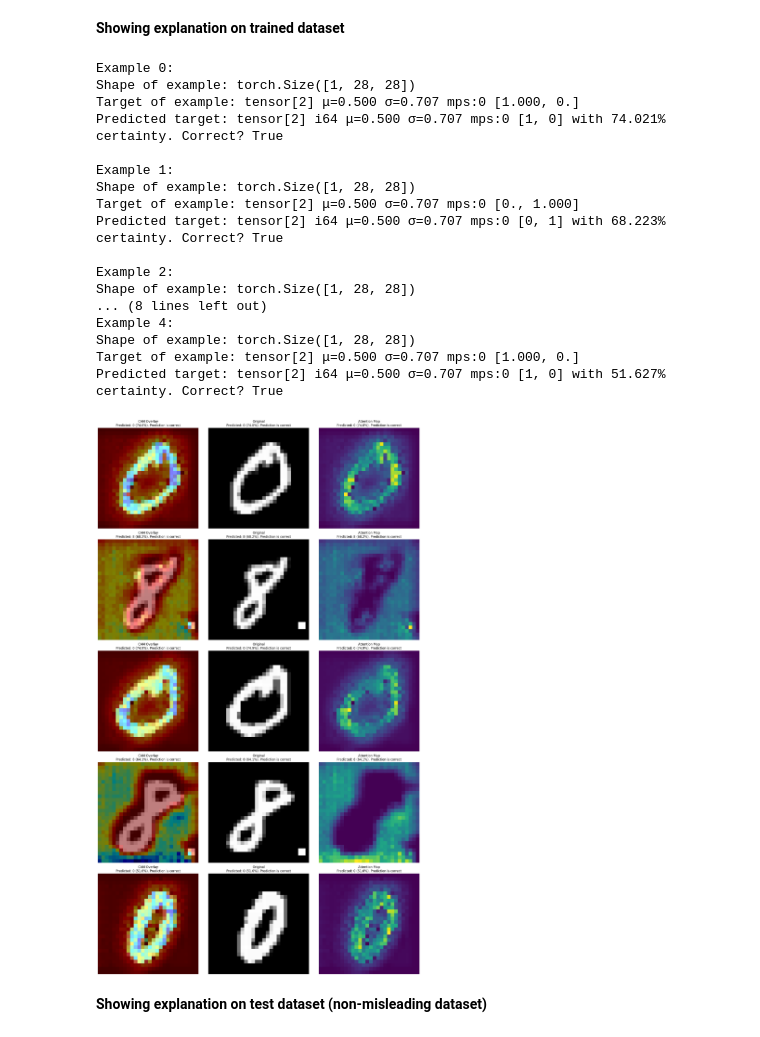
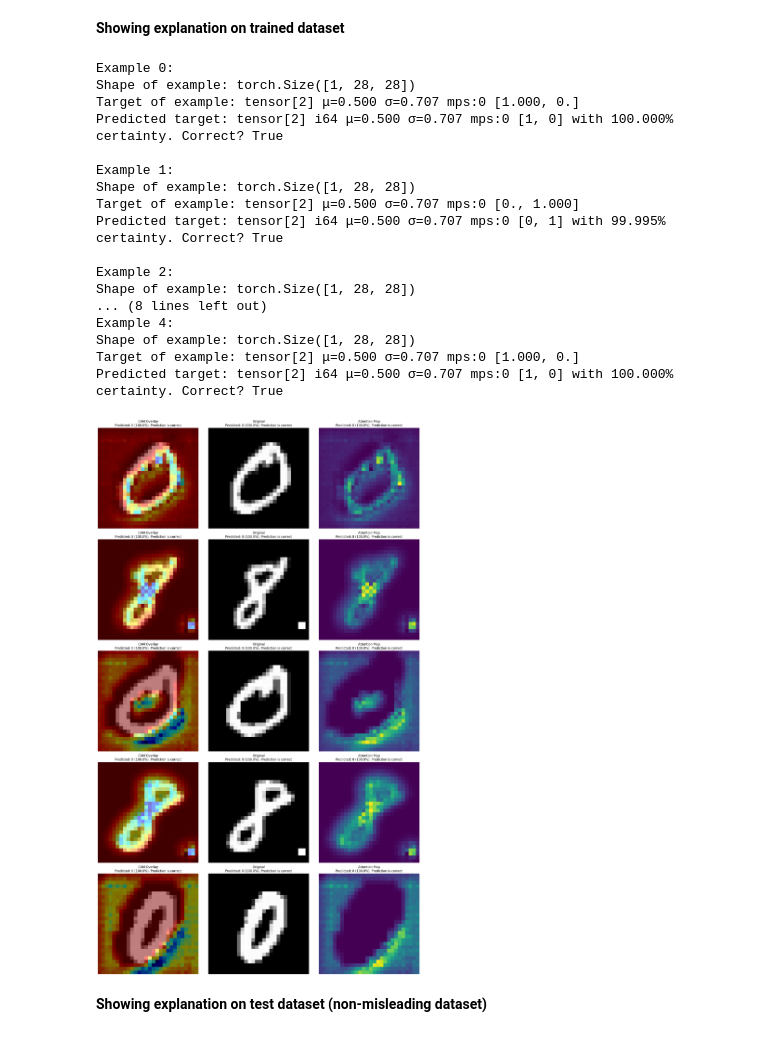
Before and after one commit to zlochina/xil-research-modification, a Jupyter notebook: src/xil_research_modification/experiments/08_MNIST.ipynb, the cells around one changed output. Drawn from its saved outputs; the diff is of its cells as text; code cells hidden in the pictures.

Commit message:
Created now truly misleaded model

```diff
--- a/src/xil_research_modification/experiments/08_MNIST.ipynb
+++ b/src/xil_research_modification/experiments/08_MNIST.ipynb
@@ -224,6 +230,7 @@ XILUtils.apply_and_show_gradcam(model, target_layers, ds_train, labels, plt,
                                 batch_num=0,
                                 batch_size=n_examples,
                                 device=device,
+                                correspond_to_targets=True,
                                 )
 # %% [output]
 Example 0:
@@ -537,3 +418,16 @@ for i, (image, _, mask) in enumerate(rrr_ds_train):
+# %%
+import torch.nn.functional as F
+rrr_ds_train = torch.load("data/08MNIST/confounded_v1/train.pth")
+rrr_ds_test = torch.load("data/08MNIST/confounded_v1/test.pth")
+ds_train = torch.load("data/08MNIST/original/train.pth")
+ds_test = torch.load("data/08MNIST/original/test.pth")
+import torchvision.transforms.v2 as v2
+transform = v2.Compose([v2.ToImage(),     v2.Lambda(lambda x: x[0:1] if x.shape[0] == 3 else x), v2.ToDtype(torch.float32, scale=True)])
+target_transform = lambda y: F.one_hot(torch.tensor(y if y == 0 else 1, dtype=torch.long), num_classes).float().to(device)
+ds_train.dataset.transform = transform
+ds_test.dataset.transform = transform
+ds_train.dataset.target_transform = target_transform
+ds_test.dataset.target_transform = target_transform
 # %% [markdown]
 ### 2.2 Model training
 # %%
@@ -569,7 +463,7 @@ loss = RRRLoss(model, layers_of_interest, rightreasons_lambda=0.0, device=device
 
 # create dataloader
 rrr_train_dataloader = DataLoader(rrr_ds_train, batch_size=batch_size, shuffle=True)
-rrr_test_dataloader = DataLoader(rrr_ds_test, batch_size=batch_size, shuffle=True)
+rrr_test_dataloader = DataLoader(ds_test, batch_size=batch_size, shuffle=True)
 
 epochs = 2
 
@@ -582,7 +476,9 @@ for t in range(epochs):
 
     # Evaluate the model
     print("computing score...")
-    XILUtils.rrr_test_loop(model, rrr_test_dataloader, loss, device, metric='all')
+    XILUtils.rrr_test_loop(model, rrr_test_dataloader, loss, device, metric='all', target_agg=lambda x: x)
+    print("computing score for confounded ds...")
+    XILUtils.rrr_test_loop(model, DataLoader(rrr_ds_test, batch_size=batch_size, shuffle=True), loss, device, metric='all', target_agg=lambda x: x)
 
 print("Done!")
 # %% [output]
@@ -728,6 +624,7 @@ for i, X in enumerate(eights):
 from src.xil_research_modification.utils import XILUtils
 from torch.utils.data import DataLoader
 from torch.optim import Adam
+from torch.nn import CrossEntropyLoss
 from src.xil_research_modification.rrr_loss import RRRLoss
 
 num_classes = 2
@@ -747,12 +644,13 @@ adam_opt = Adam(model.parameters(), lr=lr)
 # define loss function
 layers_of_interest = [model[3]]
 loss = RRRLoss(model, layers_of_interest, rightreasons_lambda=0, device=device) # Lets remember, that passing rightreasons_lambda=0 is basically degrading our RRRLoss to CrossEntropyLoss
+# loss = CrossEntropyLoss()
 
 # create dataloader
-rrr_train_dataloader = DataLoader(misleading_ds_train, batch_size=batch_size, shuffle=True)
-rrr_test_dataloader = DataLoader(rrr_ds_test, batch_size=batch_size, shuffle=True)
+rrr_train_dataloader = DataLoader(rrr_ds_train, batch_size=batch_size, shuffle=True)
+rrr_test_dataloader = DataLoader(ds_test, batch_size=batch_size, shuffle=True)
 
-epochs = 2
+epochs = 10
 
 for t in range(epochs):
     print(f"Epoch {t + 1}\n" + 20 * "-")
@@ -763,7 +661,8 @@ for t in range(epochs):
 
     # Evaluate the model
     print("computing score...")
-    XILUtils.rrr_test_loop(model, rrr_test_dataloader, loss, device, metric='all')
+    # XILUtils.rrr_test_loop(model, rrr_test_dataloader, loss, device, metric='all', target_agg=lambda x: x)
+    XILUtils.test_loop(rrr_test_dataloader, model, loss, device, metric='all')
 
 print("Done!")
 # %% [output]
@@ -792,38 +691,39 @@ from src.xil_research_modification.utils import XILUtils
 
 # define target layers for grad-cam
 #   define a link to the last convolutional layer of the model
 last_conv_layer = model.features[3] # TODO
 target_layers = [last_conv_layer]
 
 # Number of examples to show
 n_examples = 5  # you can change this number
 
 XILUtils.apply_and_show_gradcam(model, target_layers, misleading_ds_train, labels, plt,
                                 shuffle_ds=False,
                                 batch_num=0,
                                 batch_size=n_examples,
                                 device=device,
-                                guided_gradcam=True
+                                guided_gradcam=True,
+                                correspond_to_targets=True,
                                 )
 # %% [output]
 Example 0:
 Shape of example: torch.Size([1, 28, 28])
 Target of example: tensor[2] μ=0.500 σ=0.707 mps:0 [1.000, 0.]
-Predicted target: tensor[2] i64 μ=0.500 σ=0.707 mps:0 [1, 0] with 74.021% certainty. Correct? True
+Predicted target: tensor[2] i64 μ=0.500 σ=0.707 mps:0 [1, 0] with 100.000% certainty. Correct? True
 
 Example 1:
 Shape of example: torch.Size([1, 28, 28])
 Target of example: tensor[2] μ=0.500 σ=0.707 mps:0 [0., 1.000]
-Predicted target: tensor[2] i64 μ=0.500 σ=0.707 mps:0 [0, 1] with 68.223% certainty. Correct? True
+Predicted target: tensor[2] i64 μ=0.500 σ=0.707 mps:0 [0, 1] with 99.995% certainty. Correct? True
 
 Example 2:
 Shape of example: torch.Size([1, 28, 28])
 ... (8 lines left out)
 Example 4:
 Shape of example: torch.Size([1, 28, 28])
 Target of example: tensor[2] μ=0.500 σ=0.707 mps:0 [1.000, 0.]
-Predicted target: tensor[2] i64 μ=0.500 σ=0.707 mps:0 [1, 0] with 51.627% certainty. Correct? True
+Predicted target: tensor[2] i64 μ=0.500 σ=0.707 mps:0 [1, 0] with 100.000% certainty. Correct? True
-[figure, old version]
+[figure, new version]
 # %% [markdown]
 **Showing explanation on test dataset (non-misleading dataset)**
 # %%
```
Also changed, not shown: parts of 28 cells of this notebook, 2 other files.
